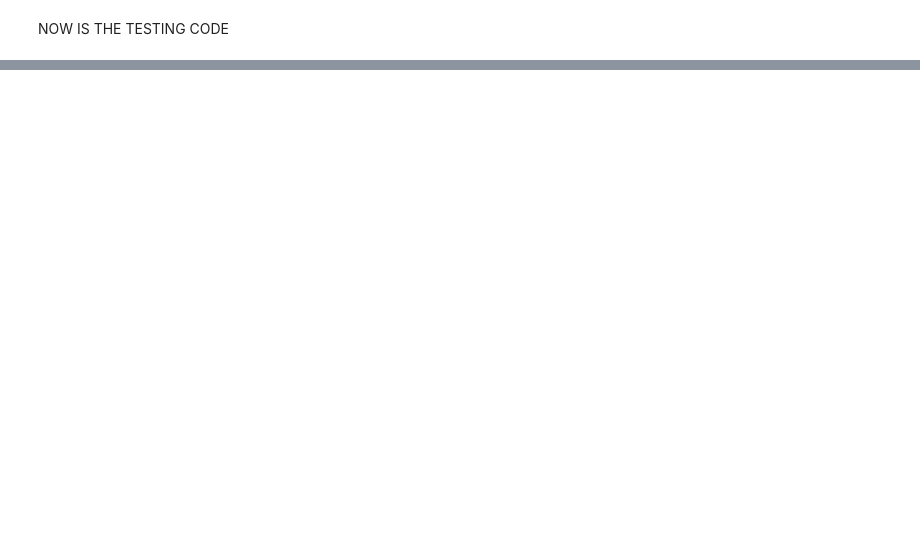
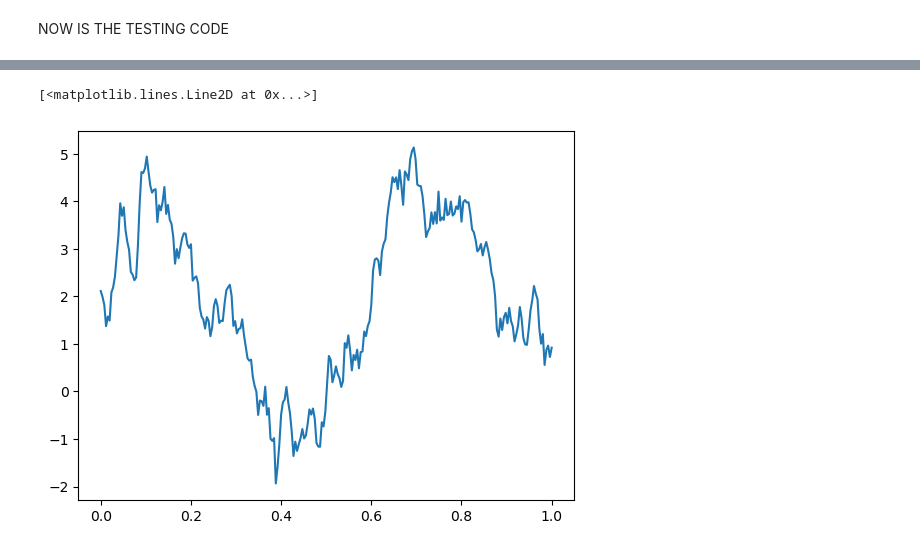
Before and after one commit to Gaurav17Joshi/ProofOfConcept, a Jupyter notebook: Trial_Qpo_tool/GP.ipynb, the cells around one changed output, grey strips where cells are left out. Saved outputs shown, nothing was run; the diff lists cells and outputs as text; code cells hidden in the pictures; blank space fills up the shorter version.

```diff
--- a/Trial_Qpo_tool/GP.ipynb
+++ b/Trial_Qpo_tool/GP.ipynb
@@ -731,3 +947,8 @@ t0: 0.57 +- 0.24 | 0.27 / 0.59 / 0.89 | 0.95 | 0.95
+# %%
+plt.plot(Times, counts)
+# %% [output]
+[<matplotlib.lines.Line2D at 0x...>]
+[figure, added]
 # %%
 gpresult.plot_diagnostics()
 gpresult.plot_cornerplot()
```
Also changed, not shown: parts of 7 cells of this notebook, 3 other files.
